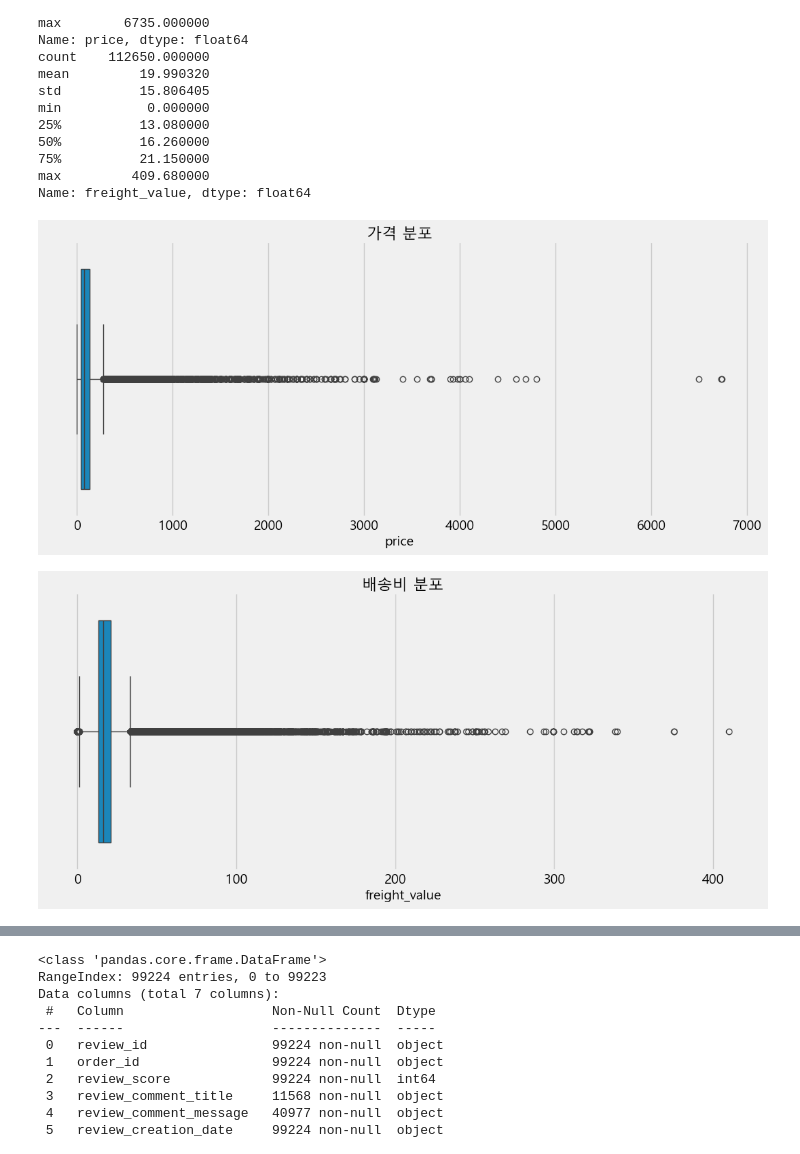
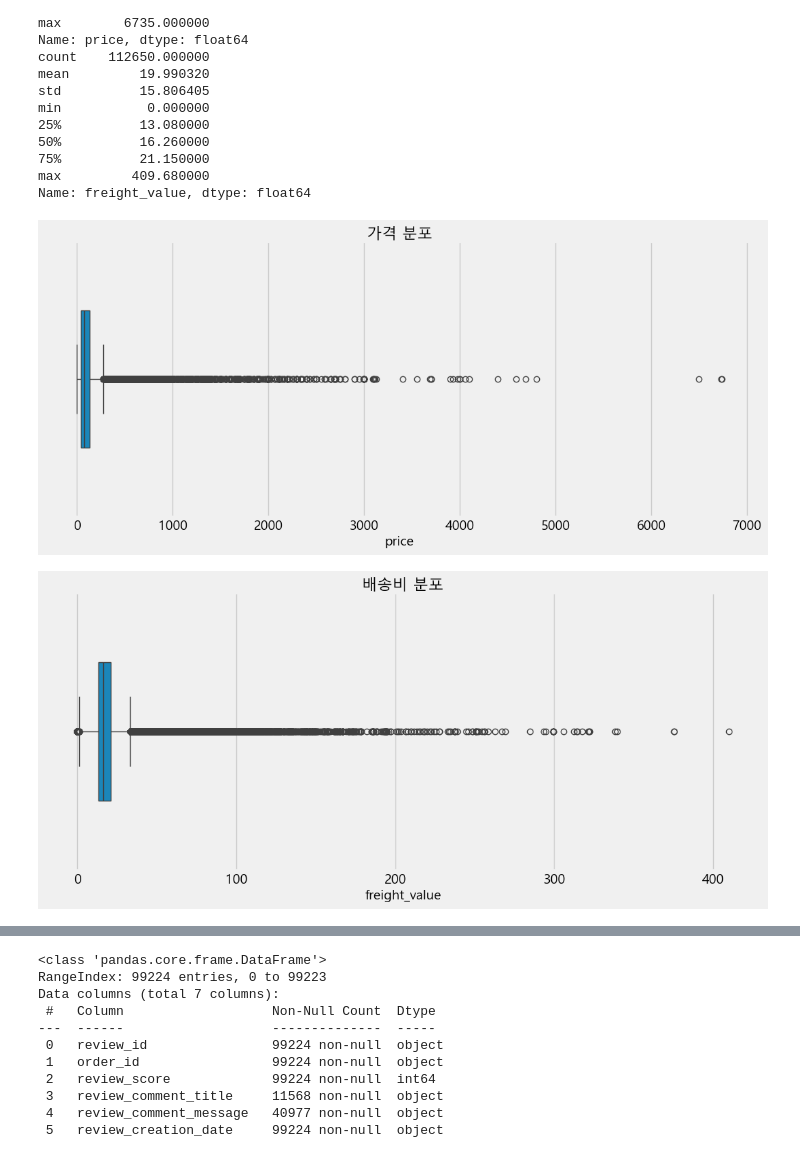
Before and after one commit to eunsung20311-dot/Olist-E-commerce-Analysis, a Jupyter notebook: 1. Data preparation + EDA.ipynb, the cells around one changed output, grey strips where cells are left out. Drawn from its saved outputs; the diff is of its cells as text; code cells hidden in the pictures.

```diff
--- a/1. Data preparation + EDA.ipynb
+++ b/1. Data preparation + EDA.ipynb
@@ -510,17 +590,17 @@ max         409.680000
 Name: freight_value, dtype: float64
 # %%
 plt.figure(figsize=(12,5))
-sns.boxplot(x='price', data=df_items)
+sns.boxplot(x='price', data=df_items, width =0.5)
 plt.title('가격 분포',fontsize=16,pad=2)
 plt.show()
 
 plt.figure(figsize=(12,5))
-sns.boxplot(x='freight_value', data=df_items)
+sns.boxplot(x='freight_value', data=df_items, width =0.5)
 plt.title('배송비 분포',fontsize=16,pad=2)
 plt.show()
 # %% [output]
-[figure, old version]
+[figure, new version]
-[figure, old version]
+[figure, new version]
 # %% [markdown]
 ### 5. 리뷰 데이터
 #### 현황 분석
```
Also changed, not shown: parts of 30 cells of this notebook.
